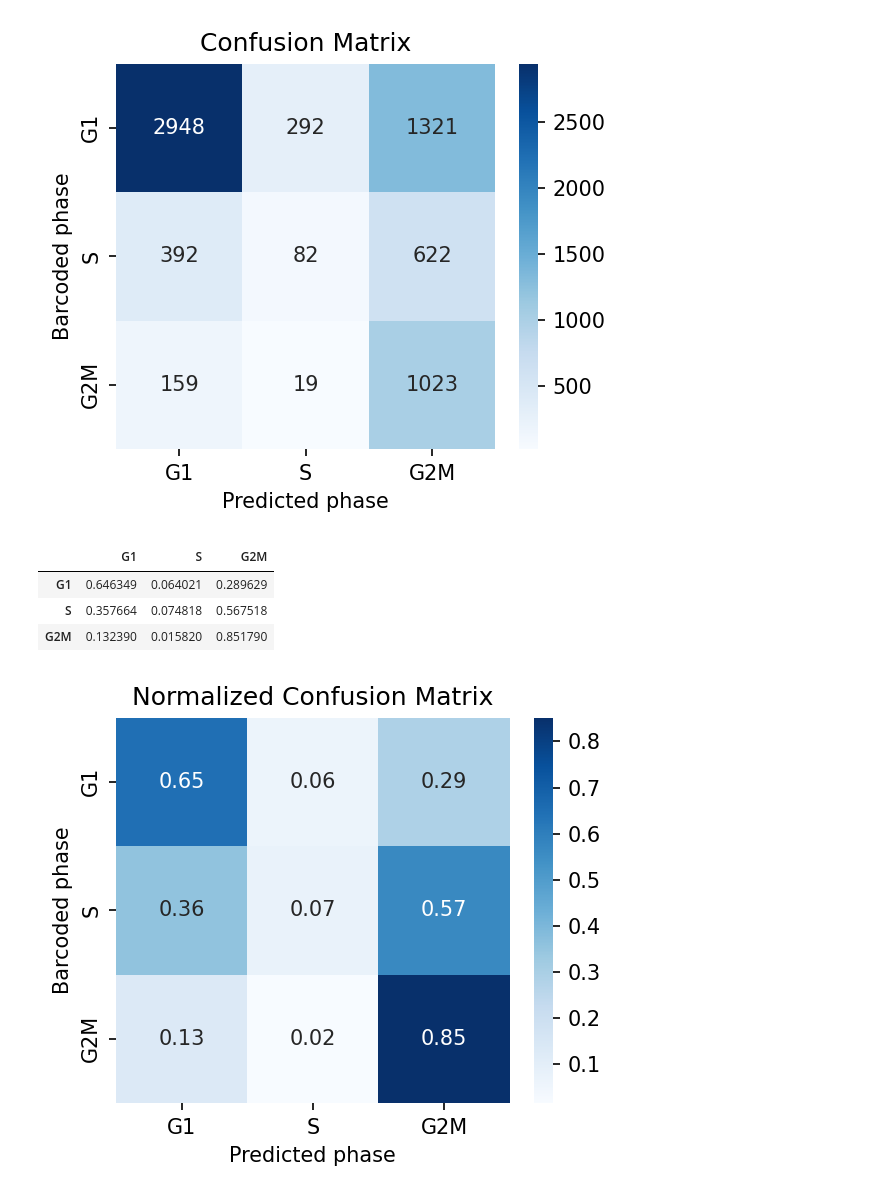
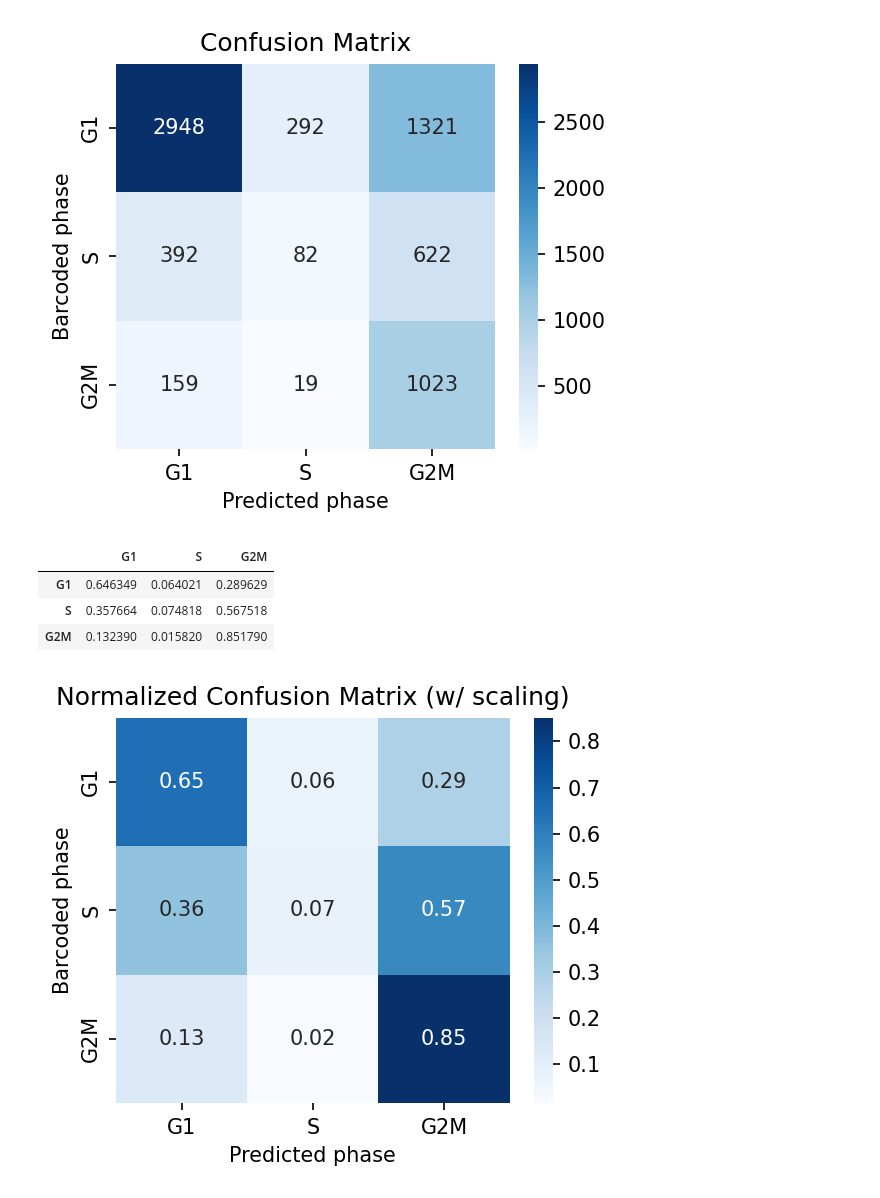
Before and after one commit to jrcwycy/Hybrid, a Jupyter notebook: notebooks/cell_cycle/confusion_matrix.ipynb, the cells around one changed output. Saved outputs shown, nothing was run; the diff lists cells and outputs as text; code cells hidden in the pictures.

```diff
--- a/notebooks/cell_cycle/confusion_matrix.ipynb
+++ b/notebooks/cell_cycle/confusion_matrix.ipynb
@@ -50,3 +63,9 @@ After dropping missing labels: 6858
 | AAACCATTCAGGTAGG_control | G1 | Control | 0.049592 | 2.255882 | G2M |
 | AAACCATTCCAGCCCT_control | S | Control | -1.128118 | -2.258627 | G1 |
 | AAACCATTCGTGACCG_control | G1 | Control | -1.010752 | -1.492157 | G1 |
+# %%
+df['assigned_condition'] = df['assigned_condition'].astype(str)
+df['phase'] = df['phase'].astype(str)
+
+print(df['assigned_condition'].value_counts(normalize=True))
+print(df['phase'].value_counts(normalize=True))
@@ -99,32 +129,32 @@ cm_norm = confusion_matrix(
     labels=labels,
     normalize="true"
 )
 
 cndf = pd.DataFrame(
     cm_norm,
     index=labels,
     columns=labels
 )
 
 display(cndf)
 
 plt.figure(figsize=(4, 3.5), dpi=150)
 sns.heatmap(
     cndf,
     annot=True,
     fmt=".2f",
     cmap="Blues",
     cbar=True
 )
 
 plt.ylabel("Barcoded phase")
 plt.xlabel("Predicted phase")
-plt.title("Normalized Confusion Matrix")
+plt.title("Normalized Confusion Matrix (w/ scaling)")
 plt.tight_layout()
 plt.show()
 # %% [output]
 |  | G1 | S | G2M |
 | G1 | 0.646349 | 0.064021 | 0.289629 |
 | S | 0.357664 | 0.074818 | 0.567518 |
 | G2M | 0.132390 | 0.015820 | 0.851790 |
-[figure, old version]
+[figure, new version]
```
Also changed, not shown: parts of 26 cells of this notebook, 14 other files.
